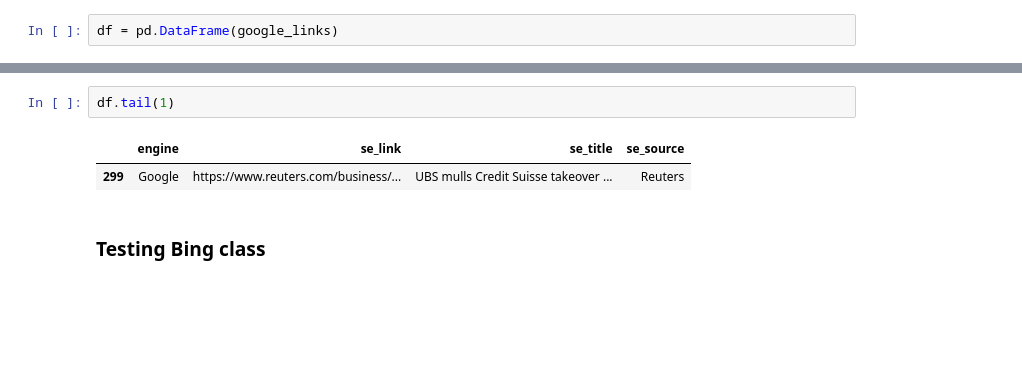
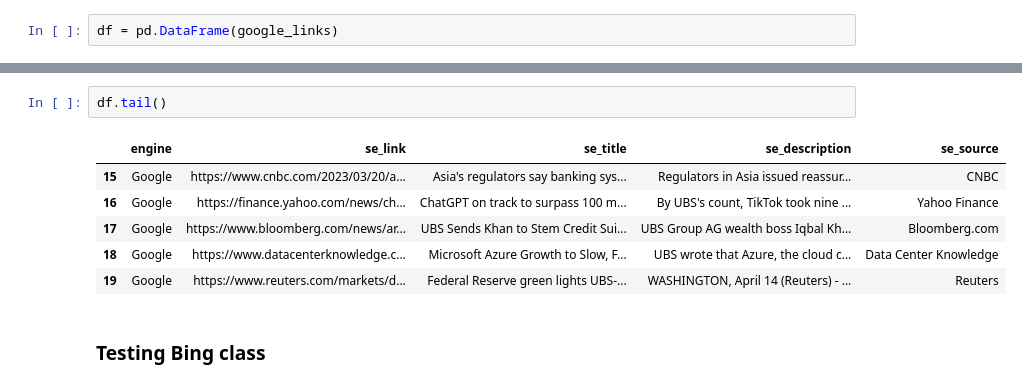
Before and after one commit to CAPSTONE-MIBA-G03/MIBA-2023-CAPSTONE-RB-NLP, a Jupyter notebook: ETL_Testing.ipynb, the cells around one changed output, grey strips where cells are left out. Cells and saved outputs as stored; diff of their text form; blank space fills up the shorter version.

```diff
--- a/ETL_Testing.ipynb
+++ b/ETL_Testing.ipynb
@@ -34,8 +39,12 @@ df.head(1)
 # %%
-df.tail(1)
+df.tail()
 # %% [output]
-|  | engine | se_link | se_title | se_source |
-| 299 | Google | https://www.reuters.com/business/... | UBS mulls Credit Suisse takeover ... | Reuters |
+|  | engine | se_link | se_title | se_description | se_source |
+| 15 | Google | https://www.cnbc.com/2023/03/20/a... | Asia's regulators say banking sys... | Regulators in Asia issued reassur... | CNBC |
+| 16 | Google | https://finance.yahoo.com/news/ch... | ChatGPT on track to surpass 100 m... | By UBS's count, TikTok took nine ... | Yahoo Finance |
+| 17 | Google | https://www.bloomberg.com/news/ar... | UBS Sends Khan to Stem Credit Sui... | UBS Group AG wealth boss Iqbal Kh... | Bloomberg.com |
+| 18 | Google | https://www.datacenterknowledge.c... | Microsoft Azure Growth to Slow, F... | UBS wrote that Azure, the cloud c... | Data Center Knowledge |
+| 19 | Google | https://www.reuters.com/markets/d... | Federal Reserve green lights UBS-... | WASHINGTON, April 14 (Reuters) - ... | Reuters |
 # %% [markdown]
 ### Testing Bing class
 # %%
```
Also changed, not shown: parts of 15 cells of this notebook, 1 other file.
